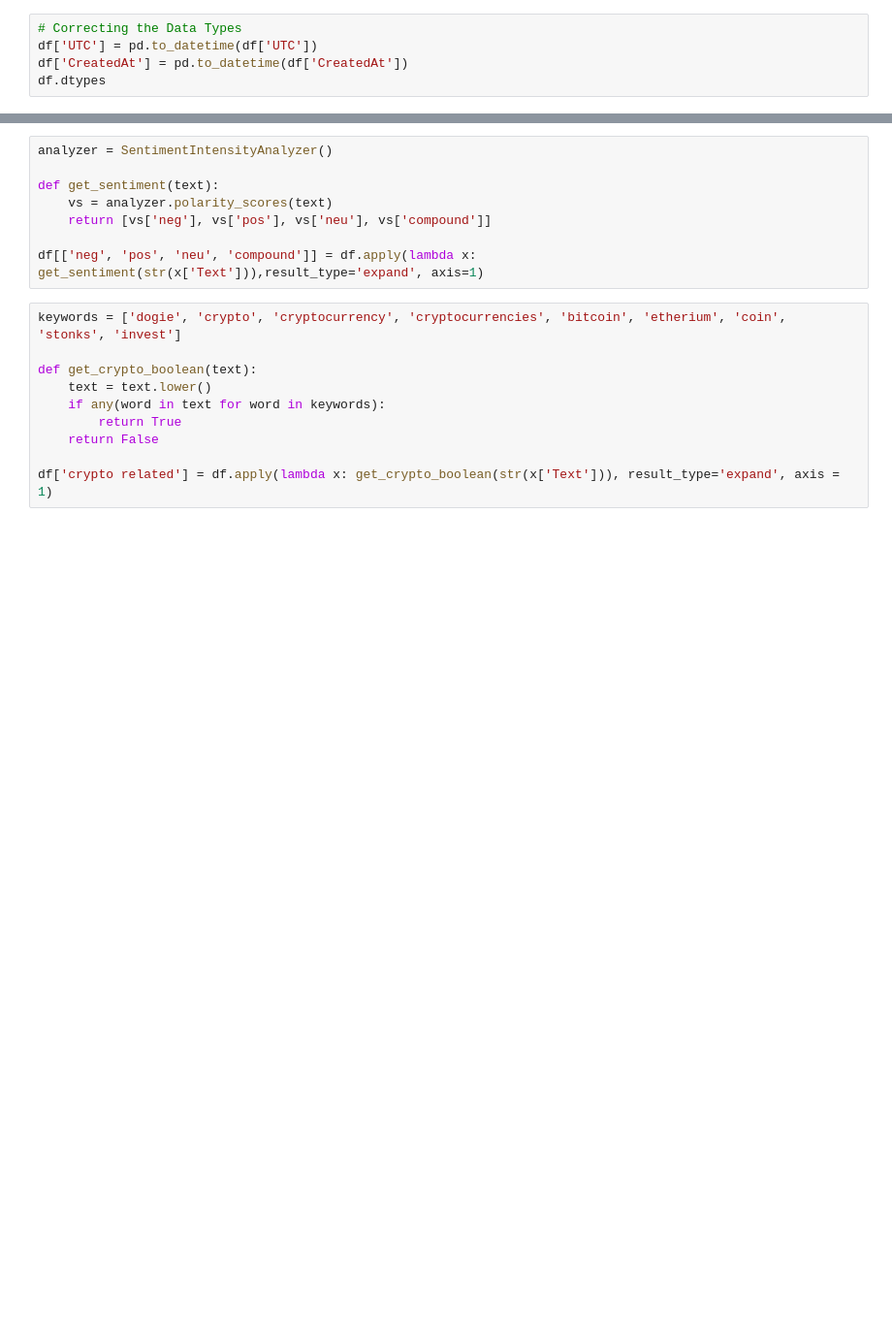
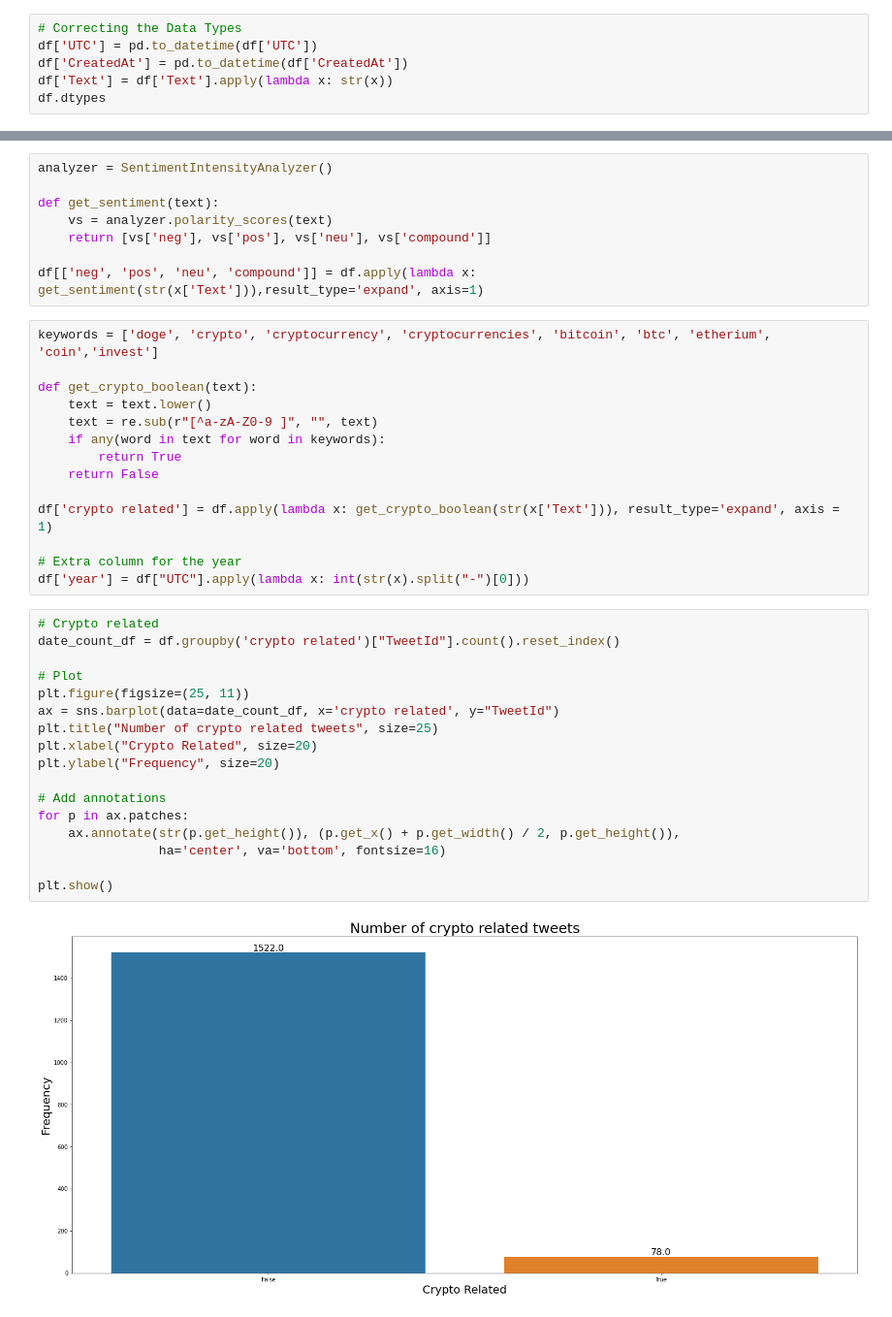
Before and after one commit to Zin9zan9/QMEF, a Jupyter notebook: tweet_analysis.ipynb, the cells around one changed output, grey strips where cells are left out. Shown: that part at 97% size. Saved outputs shown, nothing was run; the diff lists cells and outputs as text; blank space fills up the shorter version.

Commit message:
Tweet Analysis Progress

```diff
--- a/tweet_analysis.ipynb
+++ b/tweet_analysis.ipynb
@@ -22,6 +28,7 @@ for filename in os.listdir(folderpath):
 # Correcting the Data Types
 df['UTC'] = pd.to_datetime(df['UTC'])
 df['CreatedAt'] = pd.to_datetime(df['CreatedAt'])
+df['Text'] = df['Text'].apply(lambda x: str(x))
 df.dtypes
 # %% [output]
 TweetId                     int64
@@ -50,12 +57,35 @@ def get_sentiment(text):
 
 df[['neg', 'pos', 'neu', 'compound']] = df.apply(lambda x: get_sentiment(str(x['Text'])),result_type='expand', axis=1)
 # %%
-keywords = ['dogie', 'crypto', 'cryptocurrency', 'cryptocurrencies', 'bitcoin', 'etherium', 'coin', 'stonks', 'invest']
+keywords = ['doge', 'crypto', 'cryptocurrency', 'cryptocurrencies', 'bitcoin', 'btc', 'etherium', 'coin','invest']
 
 def get_crypto_boolean(text):
     text = text.lower()
+    text = re.sub(r"[^a-zA-Z0-9 ]", "", text)
     if any(word in text for word in keywords):
         return True
     return False
 
 df['crypto related'] = df.apply(lambda x: get_crypto_boolean(str(x['Text'])), result_type='expand', axis = 1)
+
+# Extra column for the year
+df['year'] = df["UTC"].apply(lambda x: int(str(x).split("-")[0]))
+# %%
+# Crypto related
+date_count_df = df.groupby('crypto related')["TweetId"].count().reset_index()
+
+# Plot
+plt.figure(figsize=(25, 11))
+ax = sns.barplot(data=date_count_df, x='crypto related', y="TweetId")
+plt.title("Number of crypto related tweets", size=25)
+plt.xlabel("Crypto Related", size=20)
+plt.ylabel("Frequency", size=20)
+
+# Add annotations
+for p in ax.patches:
+    ax.annotate(str(p.get_height()), (p.get_x() + p.get_width() / 2, p.get_height()),
+                ha='center', va='bottom', fontsize=16)
+
+plt.show()
+# %% [output]
+[figure, added]
```
Also changed, not shown: parts of 8 cells of this notebook, 1 other file.
